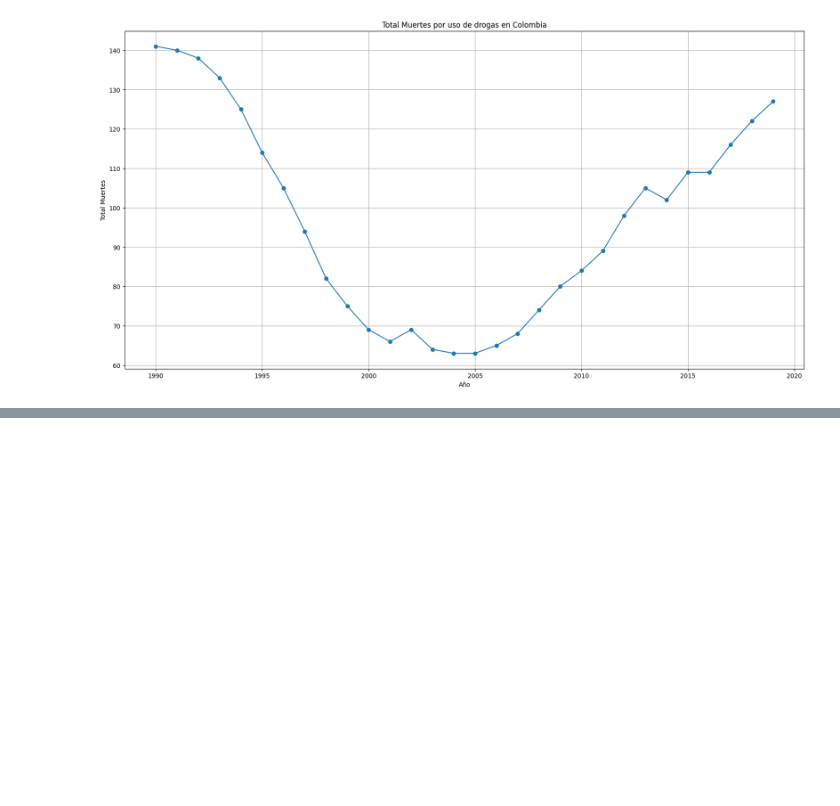
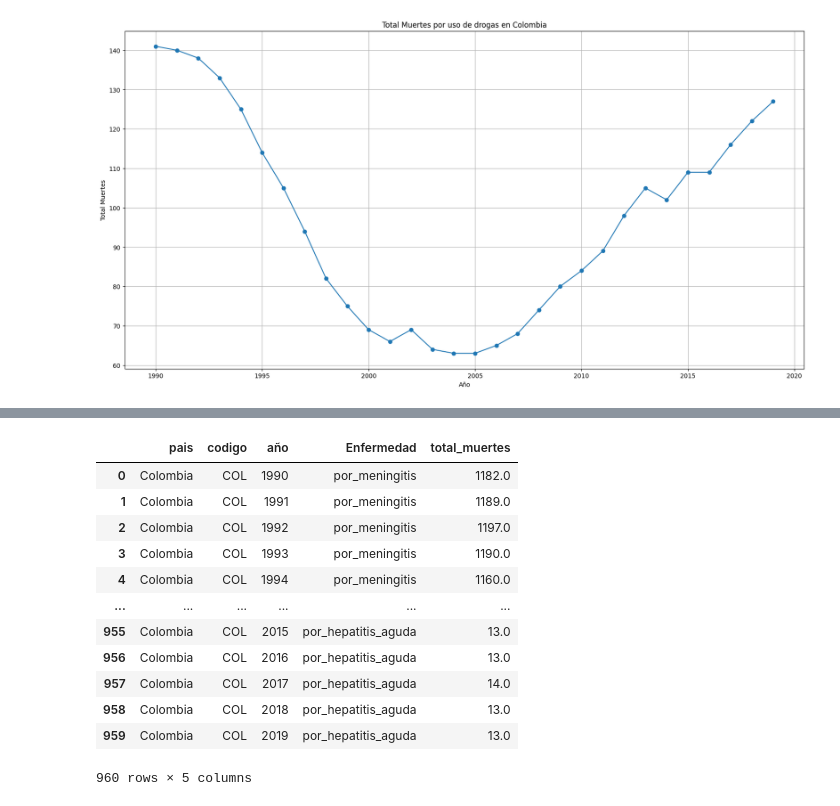
Before and after one commit to fredericksalazar/dataAnalyst_causas_de_muerte, a Jupyter notebook: data_analyst_causas_muerte.ipynb, the cells around one changed output, grey strips where cells are left out. Cells and saved outputs as stored; diff of their text form; code cells hidden in the pictures; blank space fills up the shorter version.

```diff
--- a/data_analyst_causas_muerte.ipynb
+++ b/data_analyst_causas_muerte.ipynb
@@ -497,0 +517,57 @@ plt.plot(df_muertes_drogas_x_sa[df_muertes_drogas_x_sa['pais'] == 'Colombia']['a
+# %%
+#vamos a pivotar la tabla, convertiremos las columnas en filas para poder imputar mejor
+
+df_muertes_colombia = pd.melt(df_muertes_colombia,
+                              id_vars=['pais',
+                                       'codigo',
+                                       'año'],
+                              value_vars=['por_meningitis',
+                                          'por_alzheimer',
+                                          'por_parkinson',
+                                          'por_deficiencia_nutricional',
+                                          'por_malaria',
+                                          'por_ahogo',
+                                          'por_violencia_interpersonal',
+                                          'por_trastornos_maternos',
+                                          'por_vih_sida',
+                                          'por_uso_drogas',
+                                          'por_tuberculosis',
+                                          'por_enfermedades_cardiovasculares',
+                                          'por_infecciones_respiratorias_leves',
+                                          'por_trastornos_neonatales',
+                                          'por_uso_alcohol',
+                                          'por_autolesiones',
+                                          'por_fuerzas_de_la_naturaleza',
+                                          'por_enfermedades__diarreicas',
+                                          'por_exposicion_al_calor_o_frio',
+                                          'por_neoplasias',
+                                          'por_guerras_terrorismo',
+                                          'por_diabetes_mellitus',
+                                          'por_enfermerdad_renal_cronica',
+                                          'por_envenenamiento',
+                                          'por_desnutricion',
+                                          'por_terrorismo',
+                                          'por_accidentes_de_transito',
+                                          'por_enfermerdades_respirtatorias_cronicas',
+                                          'por_enfermedades_linfaticas_cronicas',
+                                          'por_enfermedades_digestivas',
+                                          'por_sustancias_de_calor_fuego',
+                                          'por_hepatitis_aguda'],
+                              var_name='Enfermedad',
+                              value_name='total_muertes')
+# %%
+df_muertes_colombia
+# %% [output]
+|  | pais | codigo | año | Enfermedad | total_muertes |
+| 0 | Colombia | COL | 1990 | por_meningitis | 1182.0 |
+| 1 | Colombia | COL | 1991 | por_meningitis | 1189.0 |
+| 2 | Colombia | COL | 1992 | por_meningitis | 1197.0 |
+| 3 | Colombia | COL | 1993 | por_meningitis | 1190.0 |
+| 4 | Colombia | COL | 1994 | por_meningitis | 1160.0 |
+| ... | ... | ... | ... | ... | ... |
+| 955 | Colombia | COL | 2015 | por_hepatitis_aguda | 13.0 |
+| 956 | Colombia | COL | 2016 | por_hepatitis_aguda | 13.0 |
+| 957 | Colombia | COL | 2017 | por_hepatitis_aguda | 14.0 |
+| 958 | Colombia | COL | 2018 | por_hepatitis_aguda | 13.0 |
+| 959 | Colombia | COL | 2019 | por_hepatitis_aguda | 13.0 |
+960 rows × 5 columns
```
Also changed, not shown: parts of 10 cells of this notebook.
